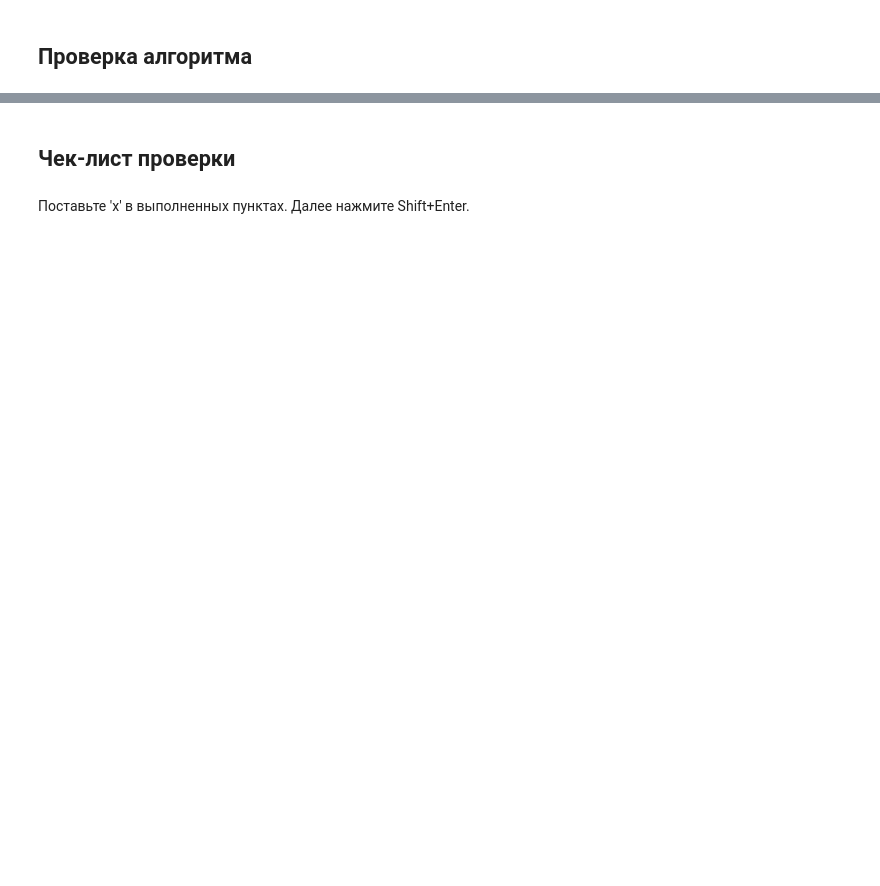
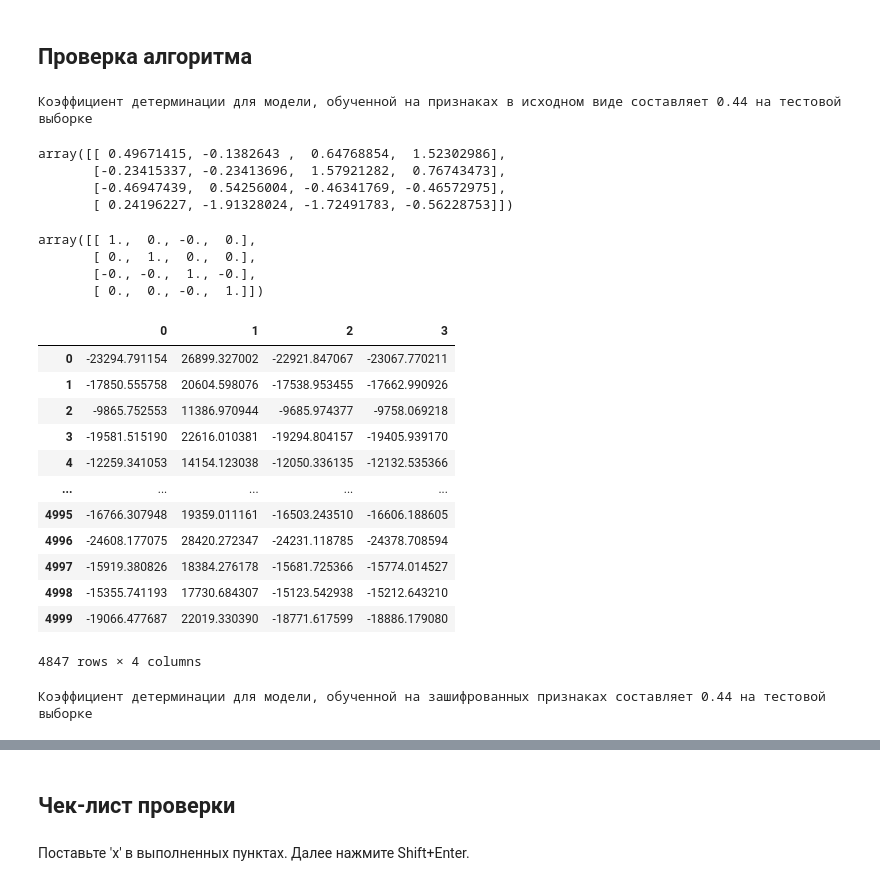
Before and after one commit to mbelveder/praktikum, a Jupyter notebook: 10_insurance/insurance.ipynb, the cells around one changed output, grey strips where cells are left out. Saved outputs shown, nothing was run; the diff lists cells and outputs as text; code cells hidden in the pictures; blank space fills up the shorter version.

```diff
--- a/10_insurance/insurance.ipynb
+++ b/10_insurance/insurance.ipynb
@@ -265,0 +264,65 @@ print(r2_score(target, predictions))
+# %%
+features_train, features_test, target_train, target_test = train_test_split(
+    features, target, test_size=0.2, random_state=42)
+
+model = LinearRegression()
+model.fit(features_train, target_train)
+
+predictions_test = model.predict(features_test)
+R2_test = r2_score(target_test, predictions_test)
+print(f'Коэффициент детерминации для модели, обученной на признаках в исходном виде составляет {R2_test:.2f} на тестовой выборке')
+# %% [output]
+Коэффициент детерминации для модели, обученной на признаках в исходном виде составляет 0.44 на тестовой выборке
+# %%
+# Квадратная матрица случайных значений, сгенерированных нормальным распределением.
+# Количество столбцов соответствует количеству признаков.
+np.random.seed(42)
+sqr_matrix = np.random.normal(size=[4, 4])
+
+sqr_matrix
+# %% [output]
+array([[ 0.49671415, -0.1382643 ,  0.64768854,  1.52302986],
+       [-0.23415337, -0.23413696,  1.57921282,  0.76743473],
+       [-0.46947439,  0.54256004, -0.46341769, -0.46572975],
+       [ 0.24196227, -1.91328024, -1.72491783, -0.56228753]])
+# %%
+# Проверка на обратимость
+inv_sqr_matrix = inv(sqr_matrix)
+np.round(sqr_matrix @ inv_sqr_matrix, 0)
+# %% [output]
+array([[ 1.,  0., -0.,  0.],
+       [ 0.,  1.,  0.,  0.],
+       [-0., -0.,  1., -0.],
+       [ 0.,  0., -0.,  1.]])
+# %%
+# Шифрование признаков
+features_coded = features @ sqr_matrix
+
+features_coded
+# %% [output]
+|  | 0 | 1 | 2 | 3 |
+| 0 | -23294.791154 | 26899.327002 | -22921.847067 | -23067.770211 |
+| 1 | -17850.555758 | 20604.598076 | -17538.953455 | -17662.990926 |
+| 2 | -9865.752553 | 11386.970944 | -9685.974377 | -9758.069218 |
+| 3 | -19581.515190 | 22616.010381 | -19294.804157 | -19405.939170 |
+| 4 | -12259.341053 | 14154.123038 | -12050.336135 | -12132.535366 |
+| ... | ... | ... | ... | ... |
+| 4995 | -16766.307948 | 19359.011161 | -16503.243510 | -16606.188605 |
+| 4996 | -24608.177075 | 28420.272347 | -24231.118785 | -24378.708594 |
+| 4997 | -15919.380826 | 18384.276178 | -15681.725366 | -15774.014527 |
+| 4998 | -15355.741193 | 17730.684307 | -15123.542938 | -15212.643210 |
+| 4999 | -19066.477687 | 22019.330390 | -18771.617599 | -18886.179080 |
+4847 rows × 4 columns
+# %%
+# Качество модели, обученной на зашифрованных признаках
+features_train_coded, features_test_coded, target_train, target_test = train_test_split(
+    features_coded, target, test_size=0.2, random_state=42)
+
+model = LinearRegression()
+model.fit(features_train_coded, target_train)
+
+predictions_test_coded = model.predict(features_test_coded)
+R2_test_coded = r2_score(target_test, predictions_test_coded)
+print(f'Коэффициент детерминации для модели, обученной на зашифрованных признаках составляет {R2_test_coded:.2f} на тестовой выборке')
+# %% [output]
+Коэффициент детерминации для модели, обученной на зашифрованных признаках составляет 0.44 на тестовой выборке
```
Also changed, not shown: parts of 29 cells of this notebook.
